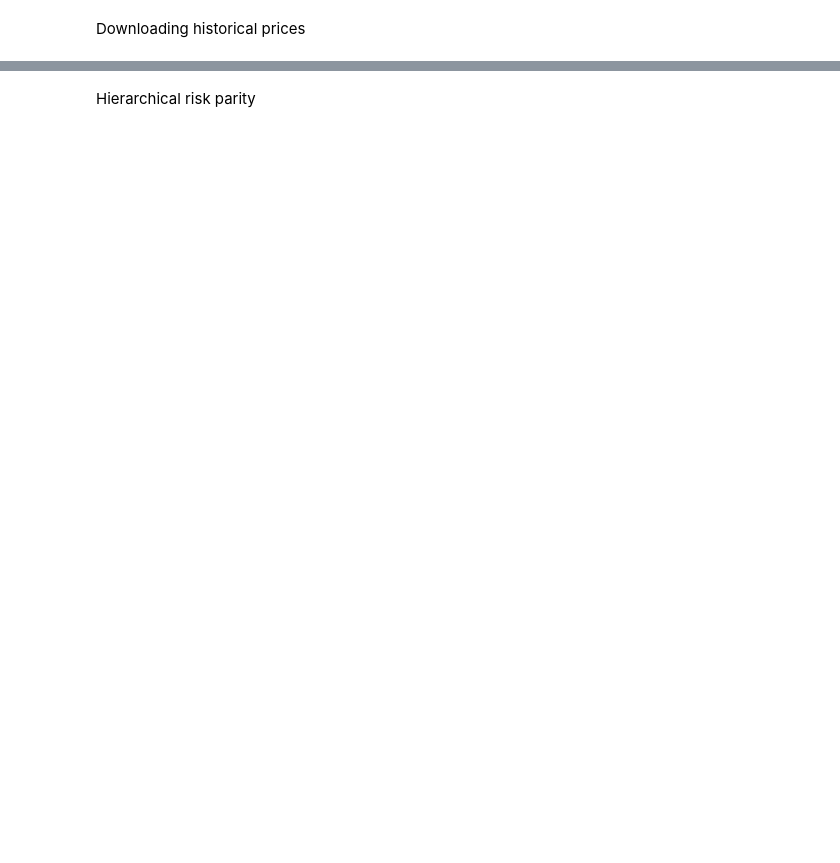
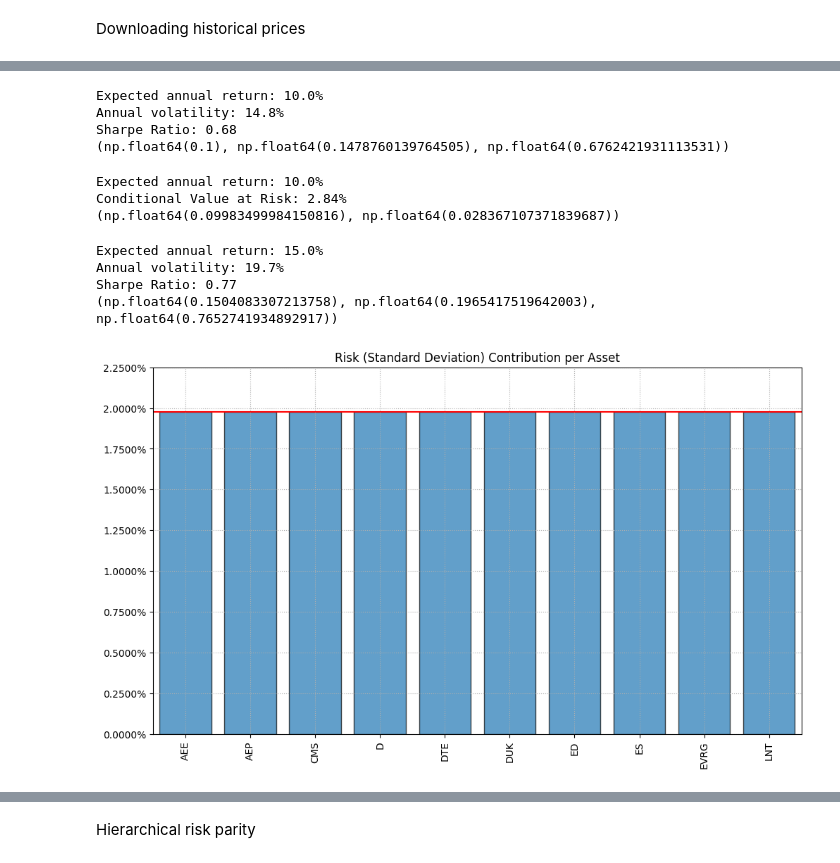
Before and after one commit to mirekbohm/masters, a Jupyter notebook: src/HighCorrelation.ipynb, the cells around one changed output, grey strips where cells are left out. Cells and saved outputs as stored; diff of their text form; code cells hidden in the pictures; blank space fills up the shorter version.

```diff
--- a/src/HighCorrelation.ipynb
+++ b/src/HighCorrelation.ipynb
@@ -140,0 +119,28 @@ Conditional Value at Risk: 2.98%
+# %%
+weightsCustomDeltaTarget = RobustLedoitWolfCustomDeltaTargetReturn(prices = prices, target_return = 0.1, custom_delta = 0.5)
+weightsPlot(weightsCustomDeltaTarget, title = "Robustní portfolio s deltou 0.5 a cílovým výnosem 10% p.a.")
+# %% [output]
+Expected annual return: 10.0%
+Annual volatility: 14.8%
+Sharpe Ratio: 0.68
+(np.float64(0.1), np.float64(0.1478760139764505), np.float64(0.6762421931113531))
+# %%
+weightsMinCVaR = CVaROptimizationMinCVAR(prices= prices, alpha = 0.05)
+weightsPlot(weightsMinCVaR, title = "CVaR optimální portfolio")
+# %% [output]
+Expected annual return: 10.0%
+Conditional Value at Risk: 2.84%
+(np.float64(0.09983499984150816), np.float64(0.028367107371839687))
+# %%
+weightsBLTangent = blackLittermanAbsoluteViewsMaxSharpe(prices = prices, views = {})
+weightsPlot(weightsBLTangent, title = "Black-Litterman tangentní portfolio (bez Views)")
+# %% [output]
+Expected annual return: 15.0%
+Annual volatility: 19.7%
+Sharpe Ratio: 0.77
+(np.float64(0.1504083307213758), np.float64(0.1965417519642003), np.float64(0.7652741934892917))
+# %%
+weightsRP_std, rpPlot = riskParityERC(prices = prices)
+weightsPlot(weightsRP_std, title = "Rizikově paritní portfolio (směrodatná odchylka)")
+# %% [output]
+[figure, added]
```
Also changed, not shown: parts of 44 cells of this notebook, 2 other files.
